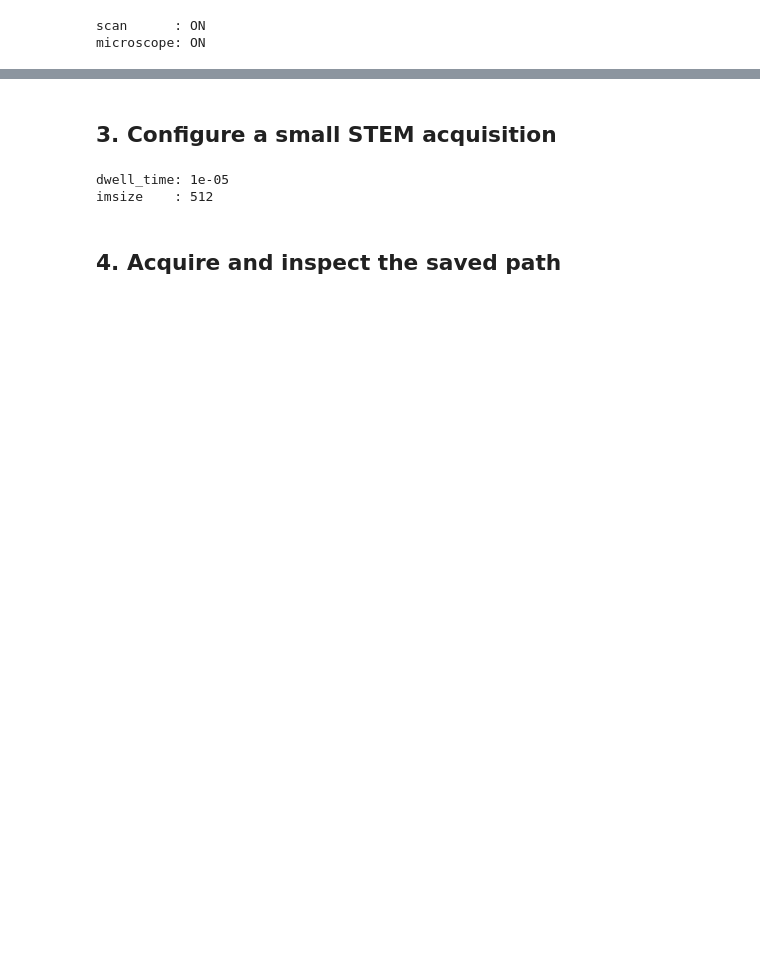
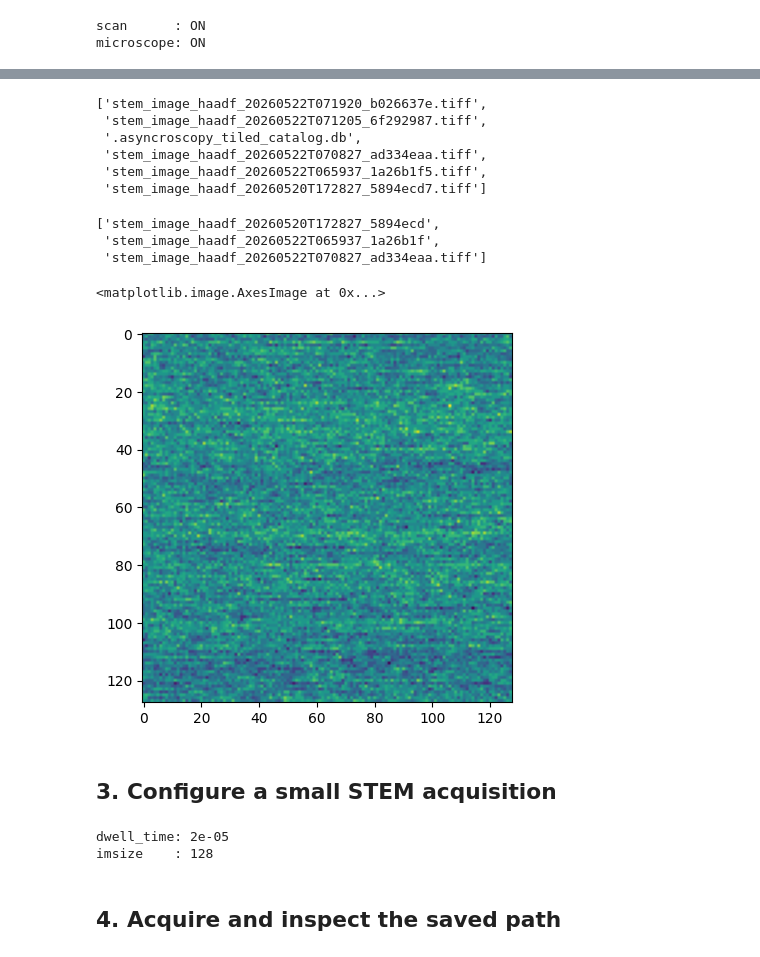
Before and after one commit to 1996suryamandalreddy-maker/asyncroscopy, a Jupyter notebook: notebooks/16_AtomFab.ipynb, the cells around one changed output, grey strips where cells are left out. Saved outputs shown, nothing was run; the diff lists cells and outputs as text; code cells hidden in the pictures; blank space fills up the shorter version.

Commit message:
tiled: data server registration updates

```diff
--- a/notebooks/16_AtomFab.ipynb
+++ b/notebooks/16_AtomFab.ipynb
@@ -177,18 +177,53 @@ Tiled server is not responding; starting it from the DATA device...
   "tiled_server": "yes",
   "tiled_server_status": "running; registered"
 }
+# %%
+from tiled.client import from_uri
+import matplotlib.pyplot as plt
+
+client = from_uri("http://10.46.217.241:9091", api_key="secret")
+list(client)
+# %%
+import json
+
+recent = json.loads(data.get_recent())
+[f["file_name"] for f in recent["files"]]
+# %% [output]
+['stem_image_haadf_20260522T071920_b026637e.tiff',
+ 'stem_image_haadf_20260522T071205_6f292987.tiff',
+ '.asyncroscopy_tiled_catalog.db',
+ 'stem_image_haadf_20260522T070827_ad334eaa.tiff',
+ 'stem_image_haadf_20260522T065937_1a26b1f5.tiff',
+ 'stem_image_haadf_20260520T172827_5894ecd7.tiff']
+# %%
+# See top-level entries only
+file_names = list(client)
+file_names
+# %% [output]
+['stem_image_haadf_20260520T172827_5894ecd',
+ 'stem_image_haadf_20260522T065937_1a26b1f',
+ 'stem_image_haadf_20260522T070827_ad334eaa.tiff']
+# %%
+image = client[file_names[2]]
+
+
+plt.figure()
+plt.imshow(image)
+# %% [output]
+<matplotlib.image.AxesImage at 0x...>
+[figure, added]
 # %% [markdown]
 ## 3. Configure a small STEM acquisition
 # %%
 scan.Activate(["haadf"])
-scan.dwell_time = 10e-6
-scan.imsize = 512
+scan.dwell_time = 20e-6
+scan.imsize = 128
 
 print("dwell_time:", scan.dwell_time)
 print("imsize    :", scan.imsize)
 # %% [output]
-dwell_time: 1e-05
-imsize    : 512
+dwell_time: 2e-05
+imsize    : 128
 # %% [markdown]
 ## 4. Acquire and inspect the saved path
 # %%
```
Also changed, not shown: parts of 8 cells of this notebook, 3 other files.
